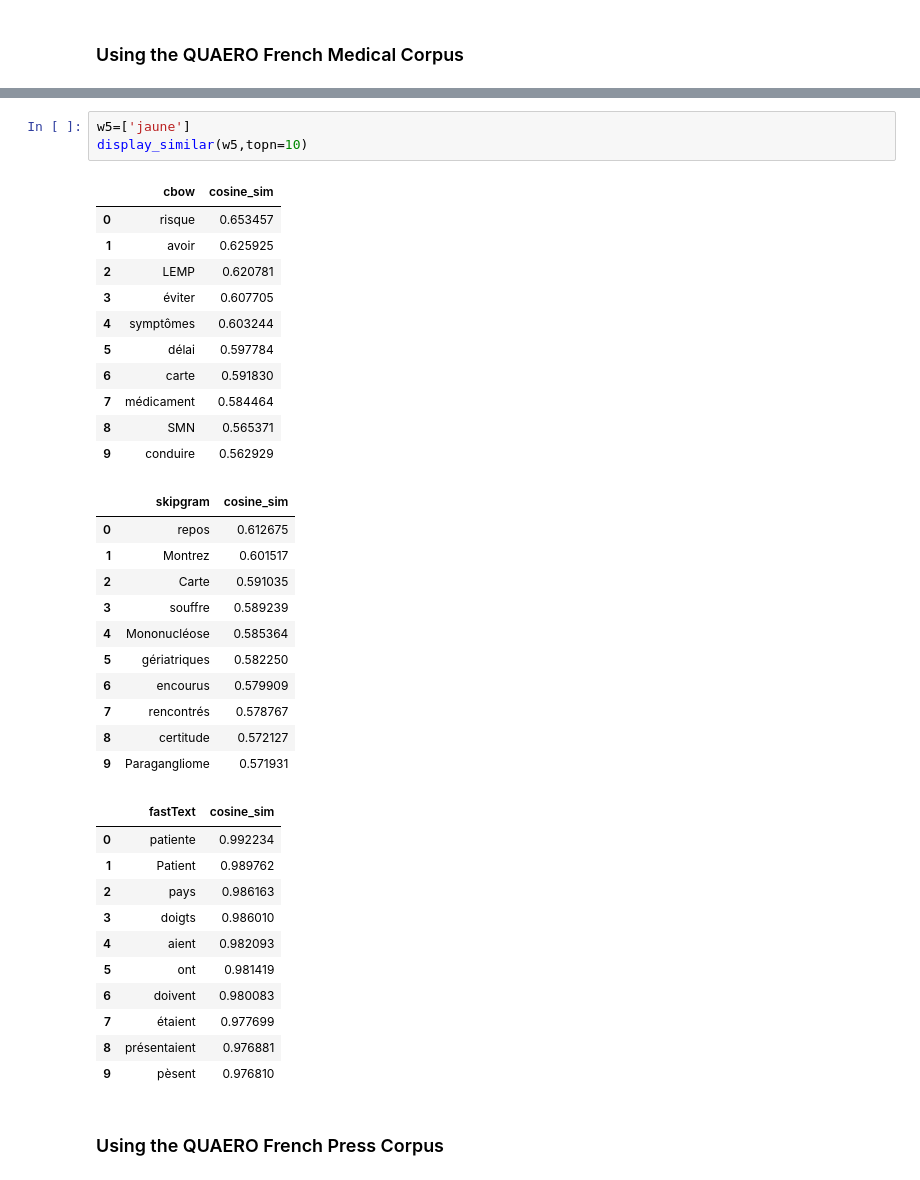
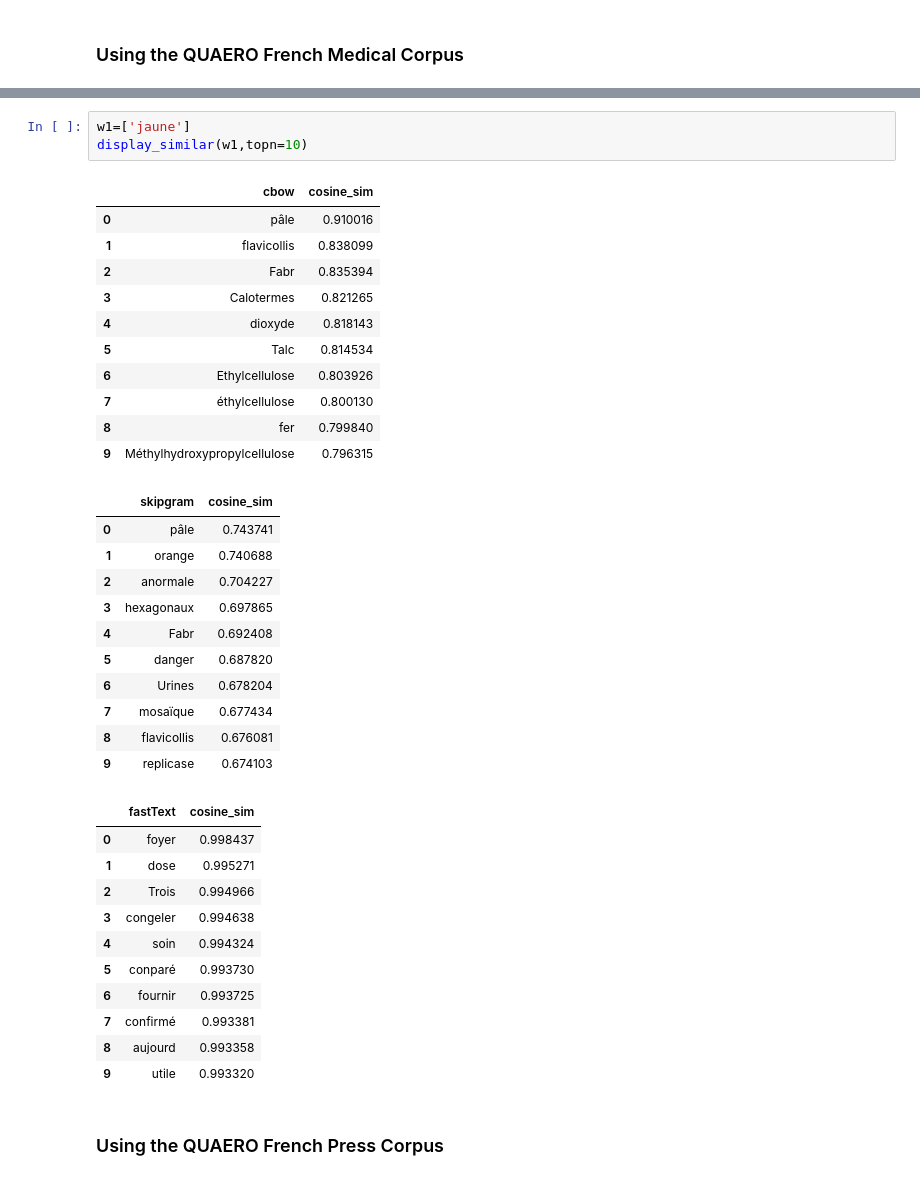
Before and after one commit to damounayman/Text-Mining-and-Chatbots, a Jupyter notebook: Word embeddings/Word embeddings training.ipynb, the cells around one changed output, grey strips where cells are left out. Cells and saved outputs as stored; diff of their text form.

```diff
--- a/Word embeddings/Word embeddings training.ipynb
+++ b/Word embeddings/Word embeddings training.ipynb
@@ -337,40 +308,40 @@ display_similar(w4,topn=10)
 # %%
-w5=['jaune']
-display_similar(w5,topn=10)
+w1=['jaune']
+display_similar(w1,topn=10)
 # %% [output]
 |  | cbow | cosine_sim |
-| 0 | risque | 0.653457 |
-| 1 | avoir | 0.625925 |
-| 2 | LEMP | 0.620781 |
-| 3 | éviter | 0.607705 |
-| 4 | symptômes | 0.603244 |
-| 5 | délai | 0.597784 |
-| 6 | carte | 0.591830 |
-| 7 | médicament | 0.584464 |
-| 8 | SMN | 0.565371 |
-| 9 | conduire | 0.562929 |
+| 0 | pâle | 0.910016 |
+| 1 | flavicollis | 0.838099 |
+| 2 | Fabr | 0.835394 |
+| 3 | Calotermes | 0.821265 |
+| 4 | dioxyde | 0.818143 |
+| 5 | Talc | 0.814534 |
+| 6 | Ethylcellulose | 0.803926 |
+| 7 | éthylcellulose | 0.800130 |
+| 8 | fer | 0.799840 |
+| 9 | Méthylhydroxypropylcellulose | 0.796315 |
 |  | skipgram | cosine_sim |
-| 0 | repos | 0.612675 |
-| 1 | Montrez | 0.601517 |
-| 2 | Carte | 0.591035 |
-| 3 | souffre | 0.589239 |
-| 4 | Mononucléose | 0.585364 |
-| 5 | gériatriques | 0.582250 |
-| 6 | encourus | 0.579909 |
-| 7 | rencontrés | 0.578767 |
-| 8 | certitude | 0.572127 |
-| 9 | Paragangliome | 0.571931 |
+| 0 | pâle | 0.743741 |
+| 1 | orange | 0.740688 |
+| 2 | anormale | 0.704227 |
+| 3 | hexagonaux | 0.697865 |
+| 4 | Fabr | 0.692408 |
+| 5 | danger | 0.687820 |
+| 6 | Urines | 0.678204 |
+| 7 | mosaïque | 0.677434 |
+| 8 | flavicollis | 0.676081 |
+| 9 | replicase | 0.674103 |
 |  | fastText | cosine_sim |
-| 0 | patiente | 0.992234 |
-| 1 | Patient | 0.989762 |
-| 2 | pays | 0.986163 |
-| 3 | doigts | 0.986010 |
-| 4 | aient | 0.982093 |
-| 5 | ont | 0.981419 |
-| 6 | doivent | 0.980083 |
-| 7 | étaient | 0.977699 |
-| 8 | présentaient | 0.976881 |
-| 9 | pèsent | 0.976810 |
+| 0 | foyer | 0.998437 |
+| 1 | dose | 0.995271 |
+| 2 | Trois | 0.994966 |
+| 3 | congeler | 0.994638 |
+| 4 | soin | 0.994324 |
+| 5 | conparé | 0.993730 |
+| 6 | fournir | 0.993725 |
+| 7 | confirmé | 0.993381 |
+| 8 | aujourd | 0.993358 |
+| 9 | utile | 0.993320 |
 # %% [markdown]
 ### Using the QUAERO French Press Corpus
 # %%
```
Also changed, not shown: parts of 18 cells of this notebook.
